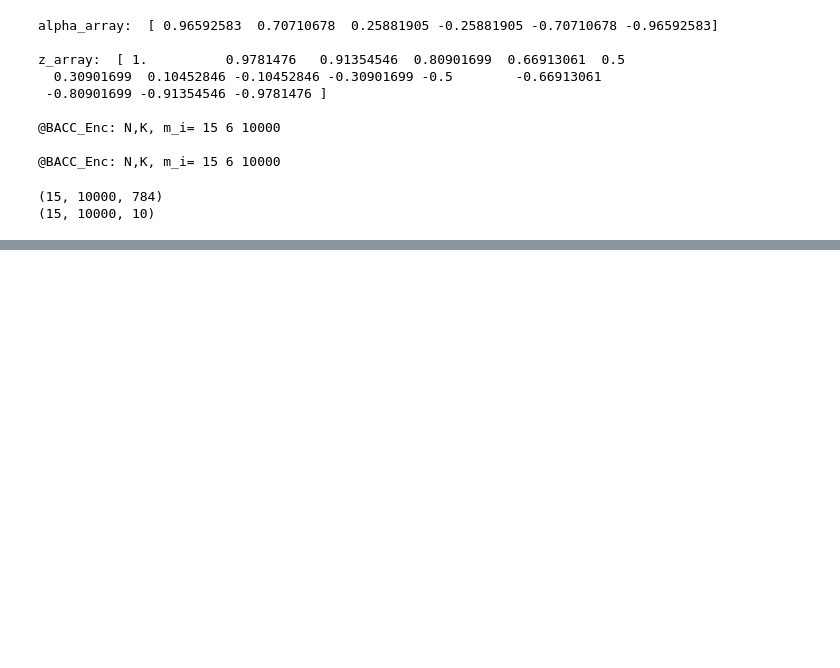
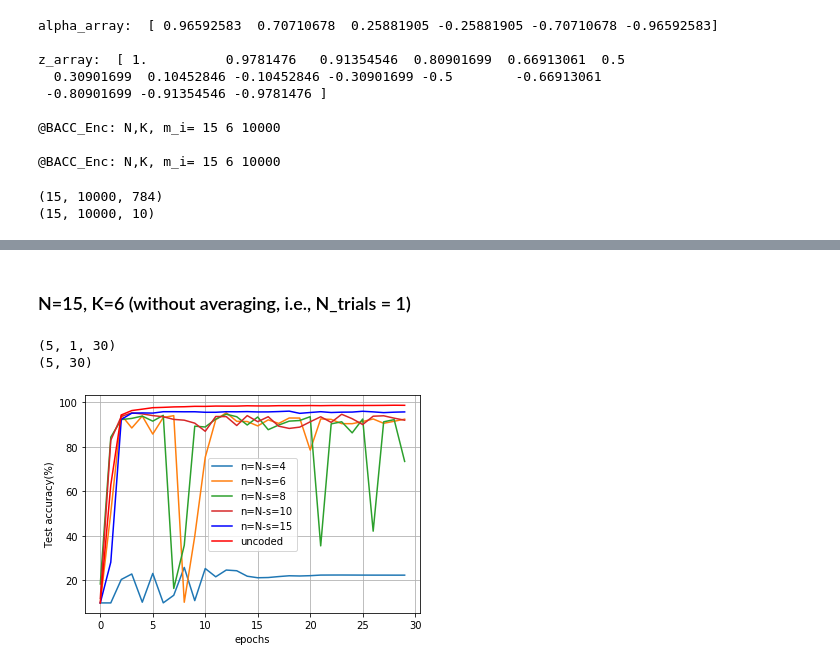
Before and after one commit to jinhyun-so/CodedPrivateNN, a Jupyter notebook: BACC_MNIST.ipynb, the cells around one changed output, grey strips where cells are left out. Cells and saved outputs as stored; diff of their text form; code cells hidden in the pictures; blank space fills up the shorter version.

```diff
--- a/BACC_MNIST.ipynb
+++ b/BACC_MNIST.ipynb
@@ -467,0 +585,29 @@ print(y_tilde.shape)
+# %% [markdown]
+### N=15, K=6 (without averaging, i.e., N_trials = 1)
+# %%
+m_array = np.array([4,6,8,10,15])
+
+plot_acc = np.mean(acc_test_arr, axis=1)
+print(acc_test_arr.shape)
+print(plot_acc.shape)
+
+plt.plot(plot_acc[0,:],label='n=N-s=4')
+plt.plot(plot_acc[1,:],label='n=N-s=6')
+plt.plot(plot_acc[2,:],label='n=N-s=8')
+plt.plot(plot_acc[3,:],label='n=N-s=10')
+plt.plot(plot_acc[4,:],'b',label='n=N-s=15')
+plt.plot(acc_test_arr_uncoded,'r',label='uncoded')
+plt.legend()
+plt.grid()
+plt.xlabel('epochs')
+plt.ylabel('Test accuracy(%)')
+plt.show()
+
+import pickle
+
+filehandler = open("./plot/MNIST_LeNet_N15_K6_m_4_6_8_10_15_test_acc","wb")
+pickle.dump(acc_test_arr,filehandler)
+# %% [output]
+(5, 1, 30)
+(5, 30)
+[figure, added]
```
Also changed, not shown: parts of 15 cells of this notebook, 7 other files.
